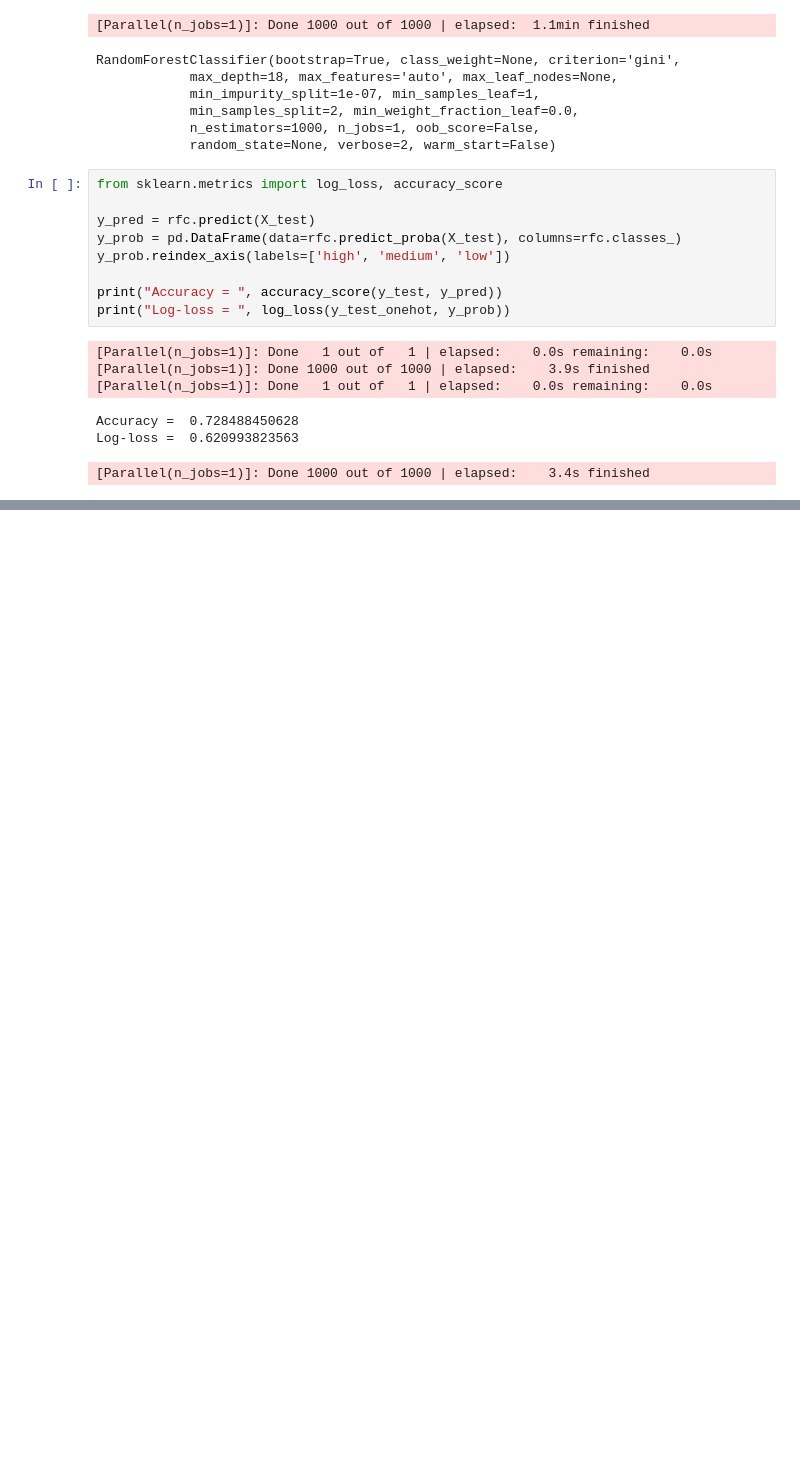
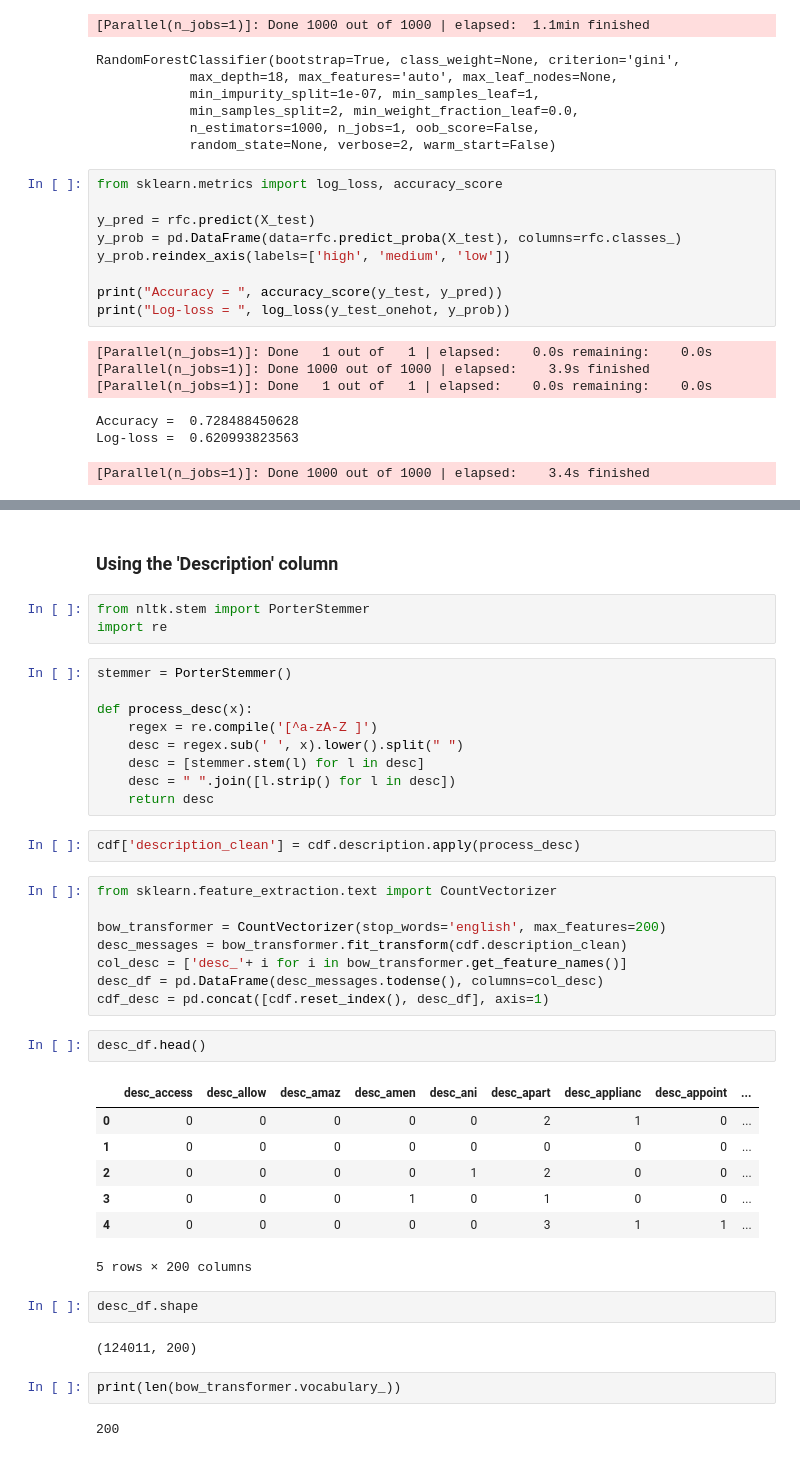
Before and after one commit to spryify/wwc-sv-ds-workshop, a Jupyter notebook: RentalListings/TwoSigmaRental-Starter.ipynb, the cells around one changed output, grey strips where cells are left out. Saved outputs shown, nothing was run; the diff lists cells and outputs as text; blank space fills up the shorter version.

Commit message:
Added text processing example.

```diff
--- a/RentalListings/TwoSigmaRental-Starter.ipynb
+++ b/RentalListings/TwoSigmaRental-Starter.ipynb
@@ -269,0 +264,42 @@ Log-loss =  0.620993823563
+# %% [markdown]
+### Using the 'Description' column
+# %%
+from nltk.stem import PorterStemmer
+import re
+# %%
+stemmer = PorterStemmer()
+
+def process_desc(x):
+    regex = re.compile('[^a-zA-Z ]')
+    desc = regex.sub(' ', x).lower().split(" ")
+    desc = [stemmer.stem(l) for l in desc]
+    desc = " ".join([l.strip() for l in desc])
+    return desc
+# %%
+cdf['description_clean'] = cdf.description.apply(process_desc)
+# %%
+from sklearn.feature_extraction.text import CountVectorizer
+
+bow_transformer = CountVectorizer(stop_words='english', max_features=200)
+desc_messages = bow_transformer.fit_transform(cdf.description_clean)
+col_desc = ['desc_'+ i for i in bow_transformer.get_feature_names()]
+desc_df = pd.DataFrame(desc_messages.todense(), columns=col_desc)
+cdf_desc = pd.concat([cdf.reset_index(), desc_df], axis=1)
+# %%
+desc_df.head()
+# %% [output]
+|  | desc_access | desc_allow | desc_amaz | desc_amen | desc_ani | desc_apart | desc_applianc | desc_appoint | ... |
+| 0 | 0 | 0 | 0 | 0 | 0 | 2 | 1 | 0 | ... |
+| 1 | 0 | 0 | 0 | 0 | 0 | 0 | 0 | 0 | ... |
+| 2 | 0 | 0 | 0 | 0 | 1 | 2 | 0 | 0 | ... |
+| 3 | 0 | 0 | 0 | 1 | 0 | 1 | 0 | 0 | ... |
+| 4 | 0 | 0 | 0 | 0 | 0 | 3 | 1 | 1 | ... |
+5 rows × 200 columns
+# %%
+desc_df.shape
+# %% [output]
+(124011, 200)
+# %%
+print(len(bow_transformer.vocabulary_))
+# %% [output]
+200
```
Also changed, not shown: parts of 2 cells of this notebook.
